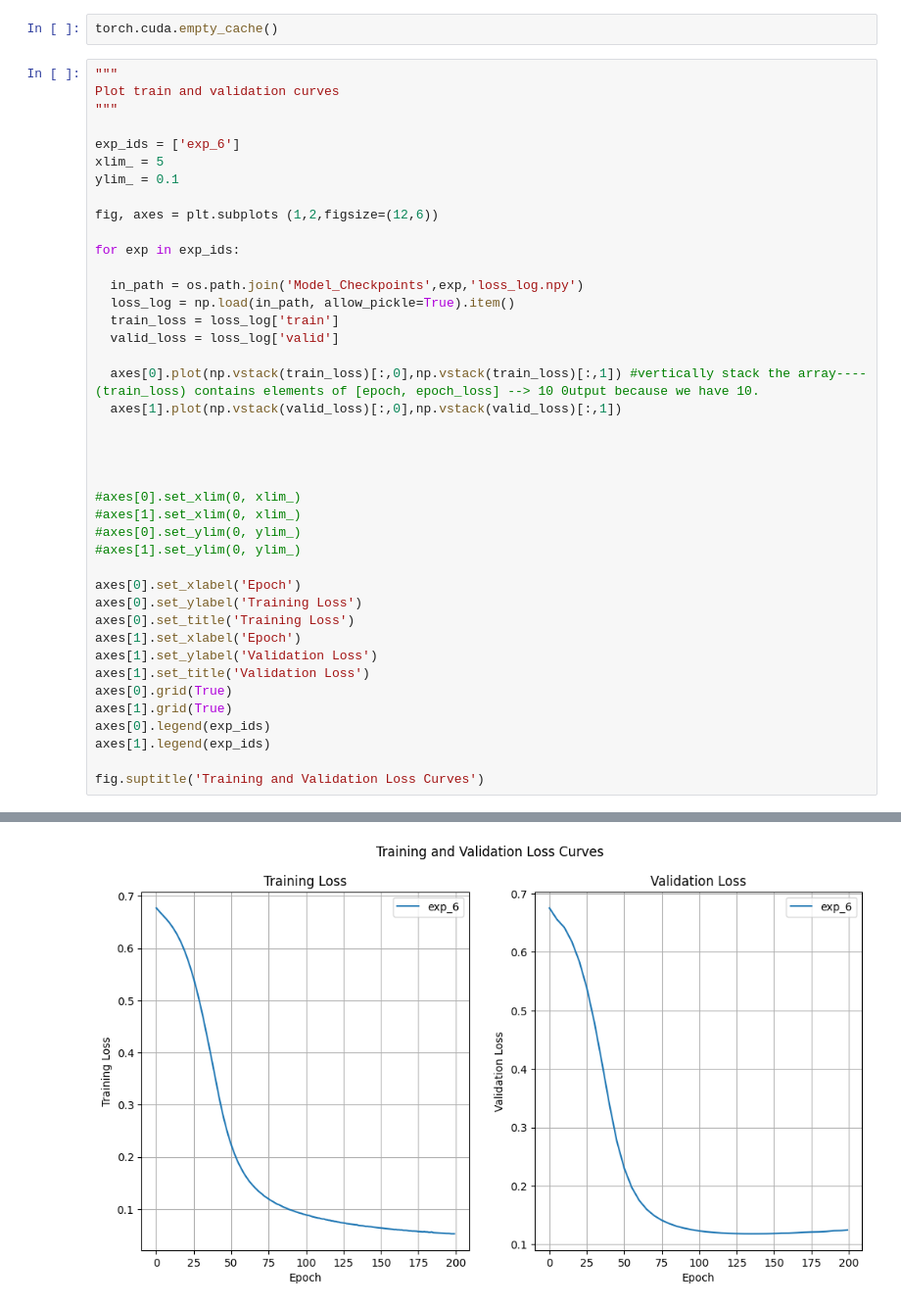
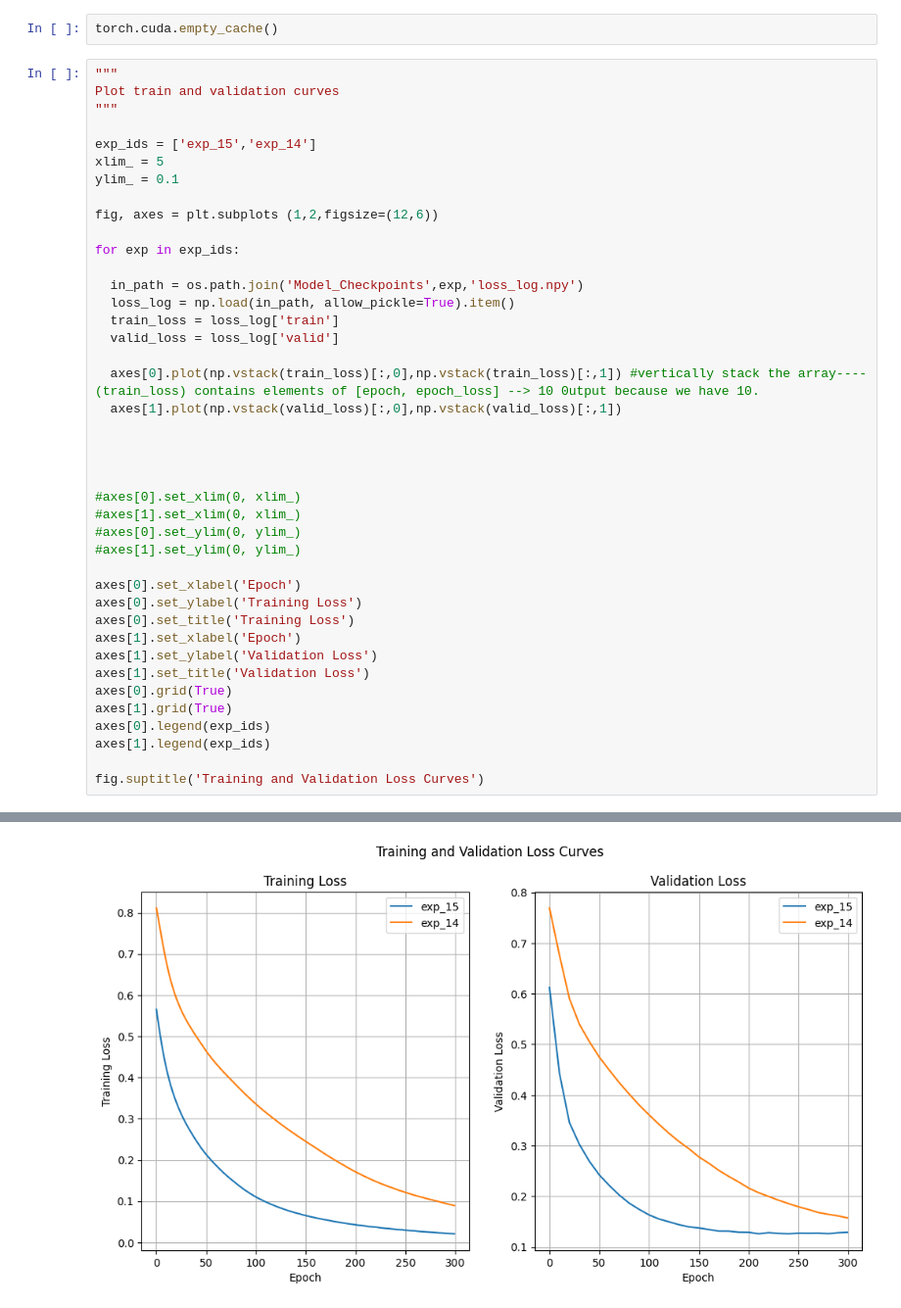
Before and after one commit to 87tana/SemanticSegmentation-in-Medical-Imaging, a Jupyter notebook: Tumor_Semantic_Segmentation_modif.ipynb, the cells around one changed output, grey strips where cells are left out. Shown at 98% size. Saved outputs shown, nothing was run; the diff lists cells and outputs as text.

```diff
--- a/Tumor_Semantic_Segmentation_modif.ipynb
+++ b/Tumor_Semantic_Segmentation_modif.ipynb
@@ -224,7 +140,7 @@ torch.cuda.empty_cache()
 Plot train and validation curves
 """
 
-exp_ids = ['exp_6']
+exp_ids = ['exp_15','exp_14']
 xlim_ = 5
 ylim_ = 0.1
 
@@ -235,31 +151,31 @@ for exp in exp_ids:
   in_path = os.path.join('Model_Checkpoints',exp,'loss_log.npy')
   loss_log = np.load(in_path, allow_pickle=True).item()
   train_loss = loss_log['train']
   valid_loss = loss_log['valid']
 
   axes[0].plot(np.vstack(train_loss)[:,0],np.vstack(train_loss)[:,1]) #vertically stack the array---- (train_loss) contains elements of [epoch, epoch_loss] --> 10 0utput because we have 10.
   axes[1].plot(np.vstack(valid_loss)[:,0],np.vstack(valid_loss)[:,1])
 
 
 
 
 #axes[0].set_xlim(0, xlim_)
 #axes[1].set_xlim(0, xlim_)
 #axes[0].set_ylim(0, ylim_)
 #axes[1].set_ylim(0, ylim_)
 
 axes[0].set_xlabel('Epoch')
 axes[0].set_ylabel('Training Loss')
 axes[0].set_title('Training Loss')
 axes[1].set_xlabel('Epoch')
 axes[1].set_ylabel('Validation Loss')
 axes[1].set_title('Validation Loss')
 axes[0].grid(True)
 axes[1].grid(True)
 axes[0].legend(exp_ids)
 axes[1].legend(exp_ids)
 
 fig.suptitle('Training and Validation Loss Curves')
 # %% [output]
 Text(0.5, 0.98, 'Training and Validation Loss Curves')
-[figure, old version]
+[figure, new version]
```
Also changed, not shown: parts of 33 cells of this notebook.
